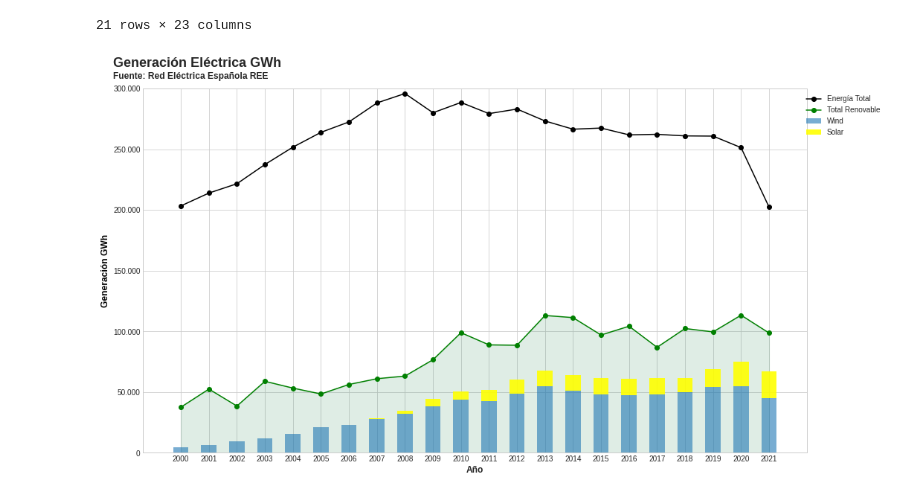
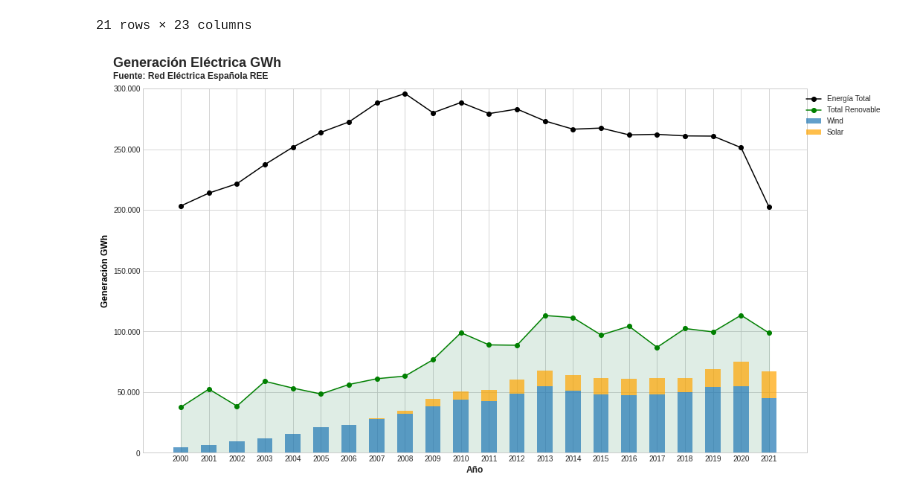
Before and after one commit to castorgit/Renewables-stats, a Jupyter notebook: Renewables_spain_increase.ipynb, the cells around one changed output. Drawn from its saved outputs; the diff is of its cells as text; code cells hidden in the pictures.

Commit message:
final figures

```diff
--- a/Renewables_spain_increase.ipynb
+++ b/Renewables_spain_increase.ipynb
@@ -116,32 +115,32 @@ plt.rcParams["figure.figsize"] = [16,9]
 
 fig,ax = plt.subplots()
 # make a plot
 #ax.set_title('Generación Eléctrica GWh',color = "black", fontsize=14, loc='left')
 ax.plot(df1['Year'],df1['Generación Total'], color="black", marker="o", label = "Energía Total")
 ax.plot(df1['Year'],df1['Total Renovable'], color="green", marker="o", label = "Total Renovable")
 
 ax.fill_between(df1['Year'],0, df1['Total Renovable'], color ='seagreen',alpha = 0.15)
 
 ax.set_ylim([0,300000])
 # set x-axis label
 ax.set_xlabel("Año",fontsize=12, fontweight='bold')
 # set y-axis label
 ax.set_ylabel("Generación GWh",color="black",fontsize=12, fontweight='bold')
 
 #ax.yaxis.set_major_formatter(mpl.ticker.StrMethodFormatter('{x:,.0f}'))
 
 width = 0.55
 ax.bar(df1['Year'], df1['Eolica'], width,  label='Wind', alpha=0.7)
-ax.bar(df1['Year'], df1['Total Solar'], width,  label='Solar', bottom = df1['Eolica'], color='yellow', alpha=0.9)
+ax.bar(df1['Year'], df1['Total Solar'], width,  label='Solar', bottom = df1['Eolica'], color='orange', alpha=0.7)
 #ax.bar(df1['Year'], df1['Hidráulica'], width,  bottom = (df1['Eólica']+df1['Solar fotovoltaica']),
 #       label='Hydro', color='red')
 
 #ax.legend(bbox_to_anchor=(1.12, 1), title='Etiquetas')
 ax.legend(bbox_to_anchor=(1.12, 1))
 plt.figtext(0.09, 0.925, "Generación Eléctrica GWh", fontsize=18, fontweight='bold')
 plt.figtext(0.09, 0.9, "Fuente: Red Eléctrica Española REE", fontsize=12, fontweight='bold')
 
 plt.savefig("generacion_REE.pdf")
 plt.show()
 # %% [output]
-[figure, old version]
+[figure, new version]
```
Also changed, not shown: parts of 5 cells of this notebook.
